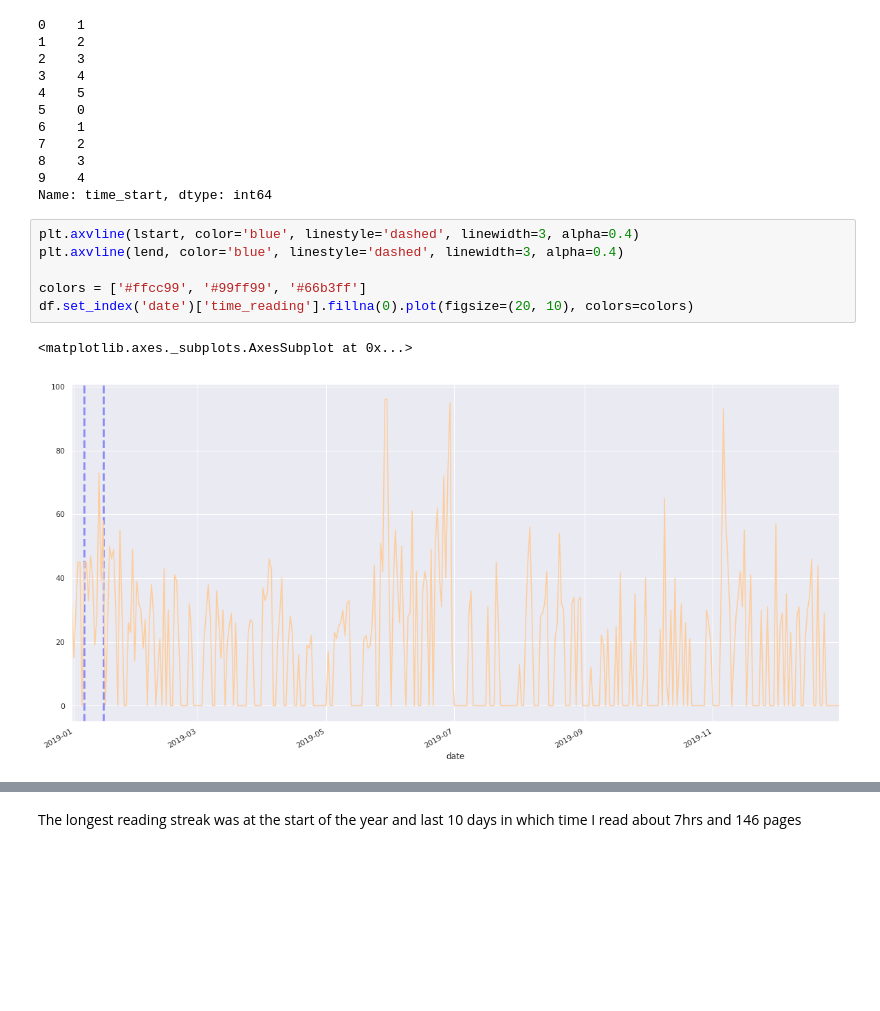
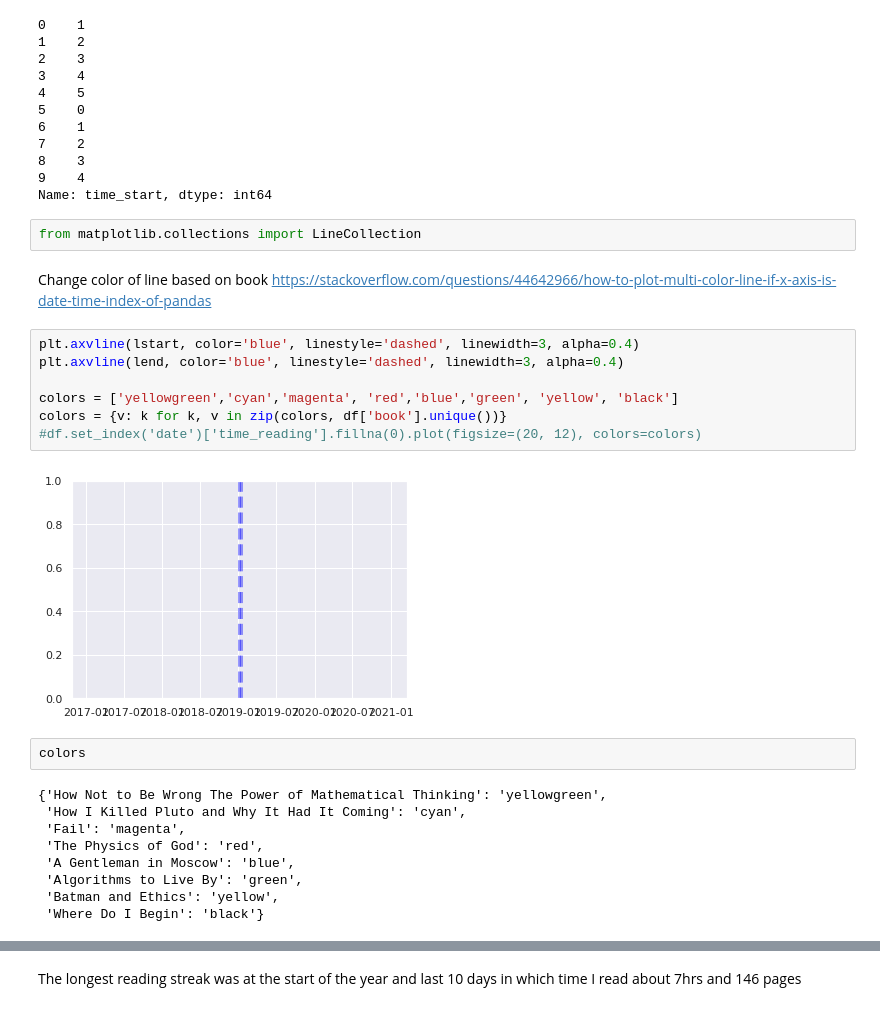
Before and after one commit to ksooklall/medium, a Jupyter notebook: Reading_and_Data_Science.ipynb, the cells around one changed output, grey strips where cells are left out. Drawn from its saved outputs; the diff is of its cells as text; blank space fills up the shorter version.

```diff
--- a/Reading_and_Data_Science.ipynb
+++ b/Reading_and_Data_Science.ipynb
@@ -208,12 +208,27 @@ tmp.head(10)
 8    3
 9    4
 Name: time_start, dtype: int64
+# %%
+from matplotlib.collections import LineCollection
+# %% [markdown]
+Change color of line based on book https://stackoverflow.com/questions/44642966/how-to-plot-multi-color-line-if-x-axis-is-date-time-index-of-pandas
 # %%
 plt.axvline(lstart, color='blue', linestyle='dashed', linewidth=3, alpha=0.4)
 plt.axvline(lend, color='blue', linestyle='dashed', linewidth=3, alpha=0.4)
 
-colors = ['#ffcc99', '#99ff99', '#66b3ff']
-df.set_index('date')['time_reading'].fillna(0).plot(figsize=(20, 10), colors=colors)
+colors = ['yellowgreen','cyan','magenta', 'red','blue','green', 'yellow', 'black']
+colors = {v: k for k, v in zip(colors, df['book'].unique())}
+#df.set_index('date')['time_reading'].fillna(0).plot(figsize=(20, 12), colors=colors)
 # %% [output]
-<matplotlib.axes._subplots.AxesSubplot at 0x...>
-[figure, old version]
+[figure, new version]
+# %%
+colors
+# %% [output]
+{'How Not to Be Wrong The Power of Mathematical Thinking': 'yellowgreen',
+ 'How I Killed Pluto and Why It Had It Coming': 'cyan',
+ 'Fail': 'magenta',
+ 'The Physics of God': 'red',
+ 'A Gentleman in Moscow': 'blue',
+ 'Algorithms to Live By': 'green',
+ 'Batman and Ethics': 'yellow',
+ 'Where Do I Begin': 'black'}
```
Also changed, not shown: parts of 4 cells of this notebook.
